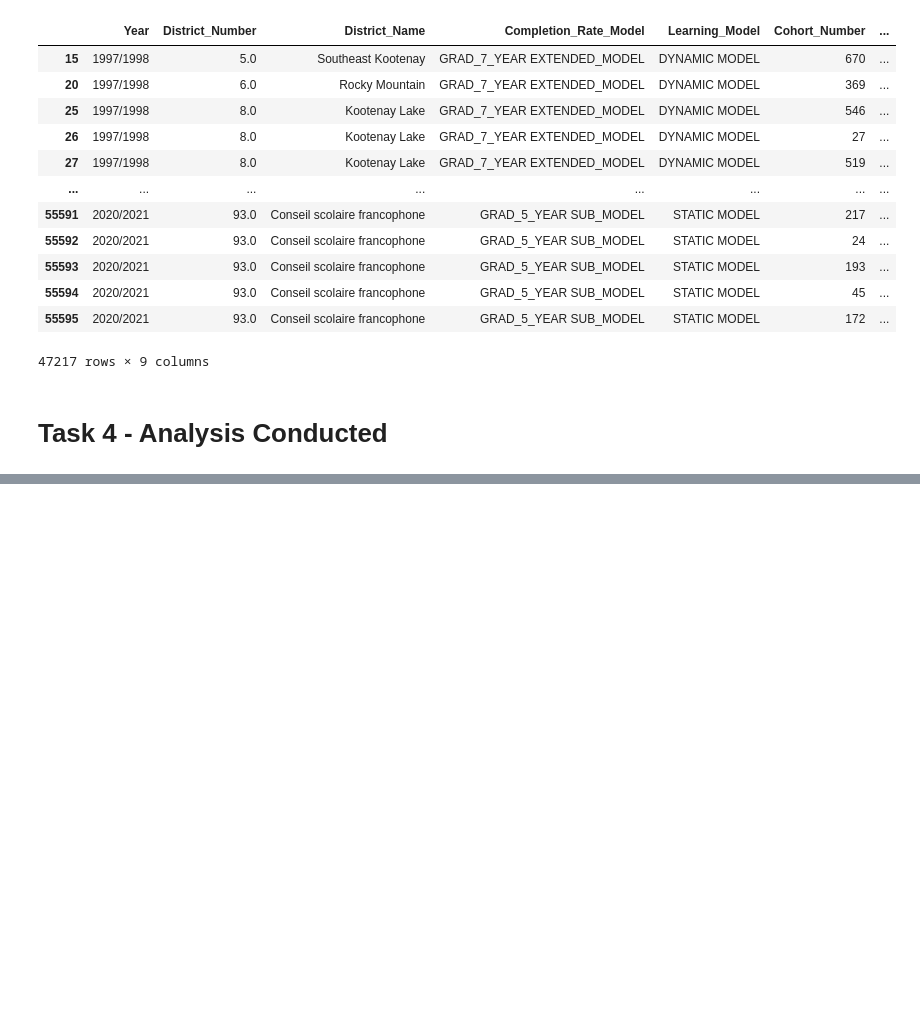
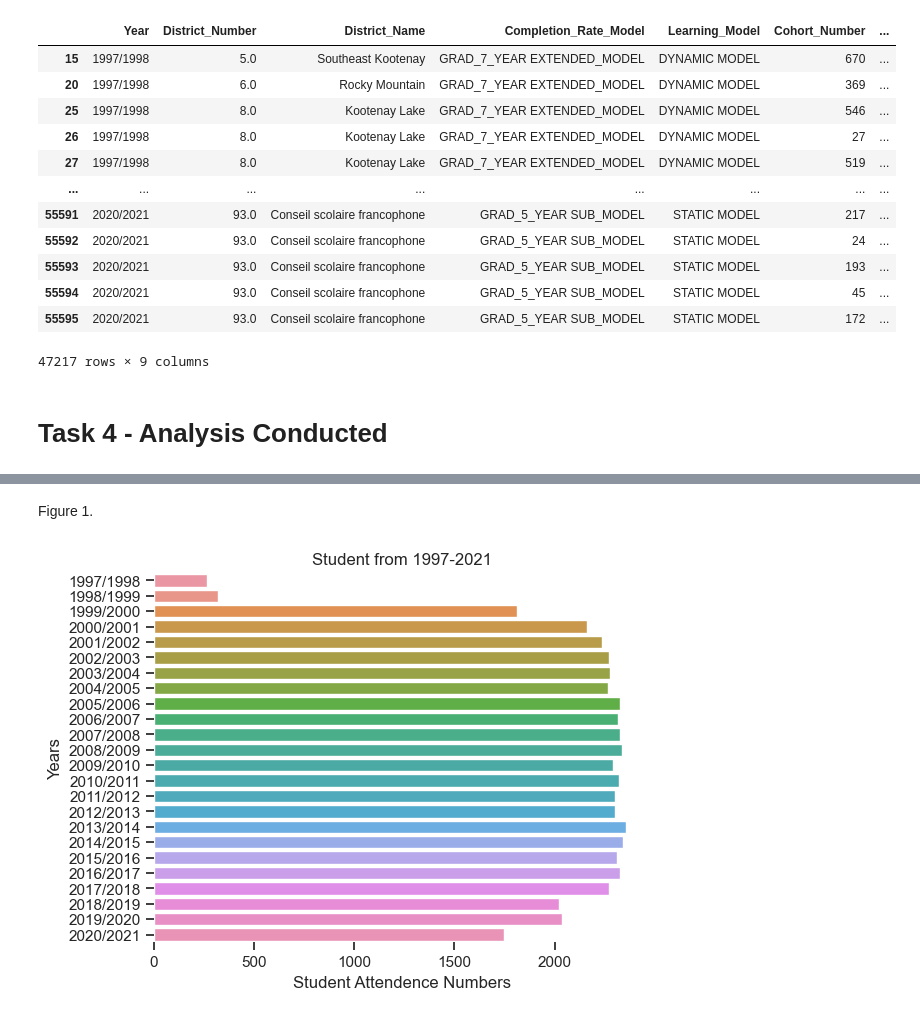
Before and after one commit to ubco-W2022T1-cosc301/project-group19, a Jupyter notebook: notebooks/analysis3.ipynb, the cells around one changed output, grey strips where cells are left out. Cells and saved outputs as stored; diff of their text form; code cells hidden in the pictures; blank space fills up the shorter version.

```diff
--- a/notebooks/analysis3.ipynb
+++ b/notebooks/analysis3.ipynb
@@ -372,0 +391,8 @@ complete task 4
+# %% [markdown]
+Figure 1.
+# %%
+sns.countplot(data=cdf,y="YEAR_6_OF_COHORT" ).set(title='Student from 1997-2021',
+ xlabel = "Student Attendence Numbers", ylabel = "Years")
+sns.despine(left=True, bottom=True)
+# %% [output]
+[figure, added]
```
Also changed, not shown: parts of 31 cells of this notebook.
